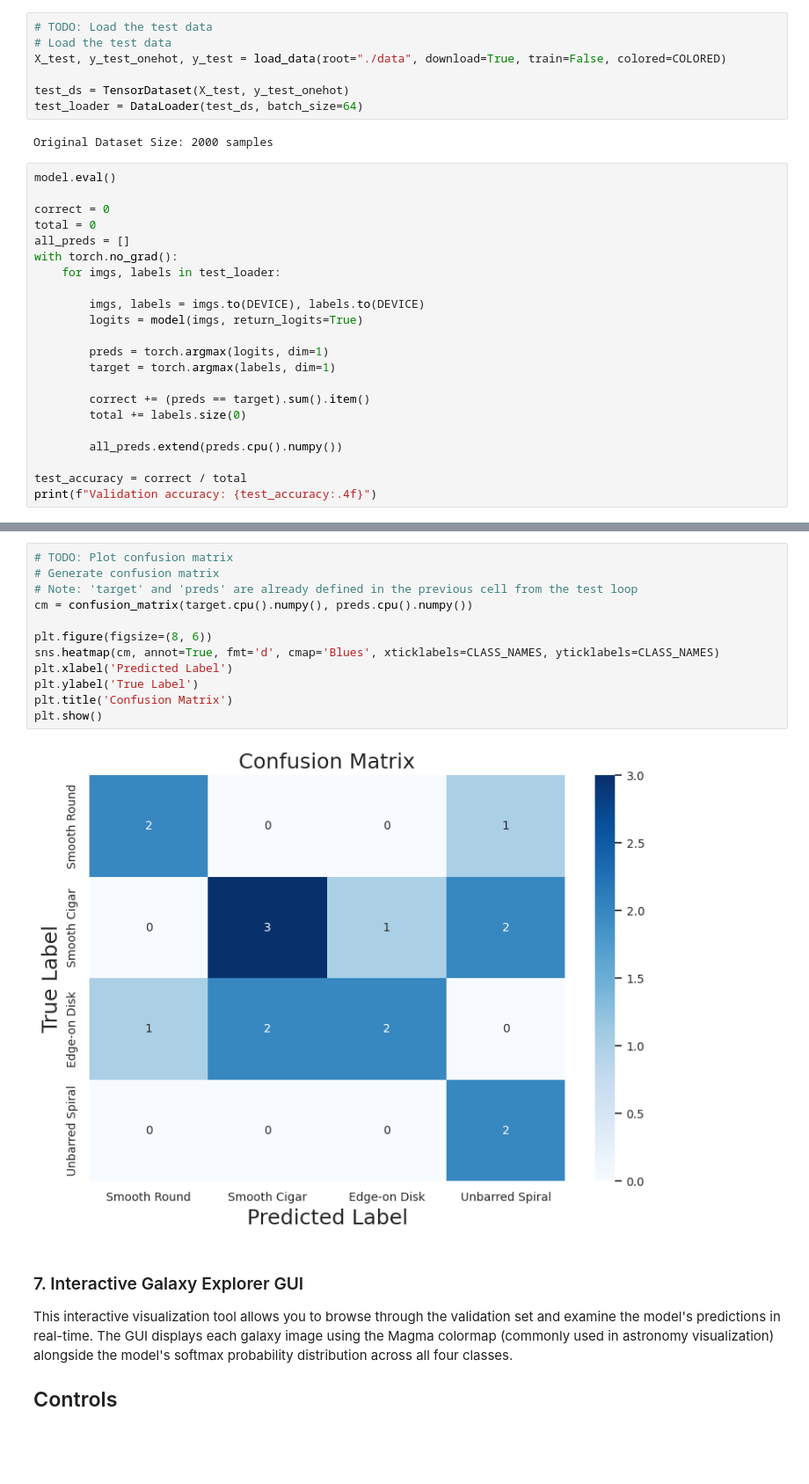
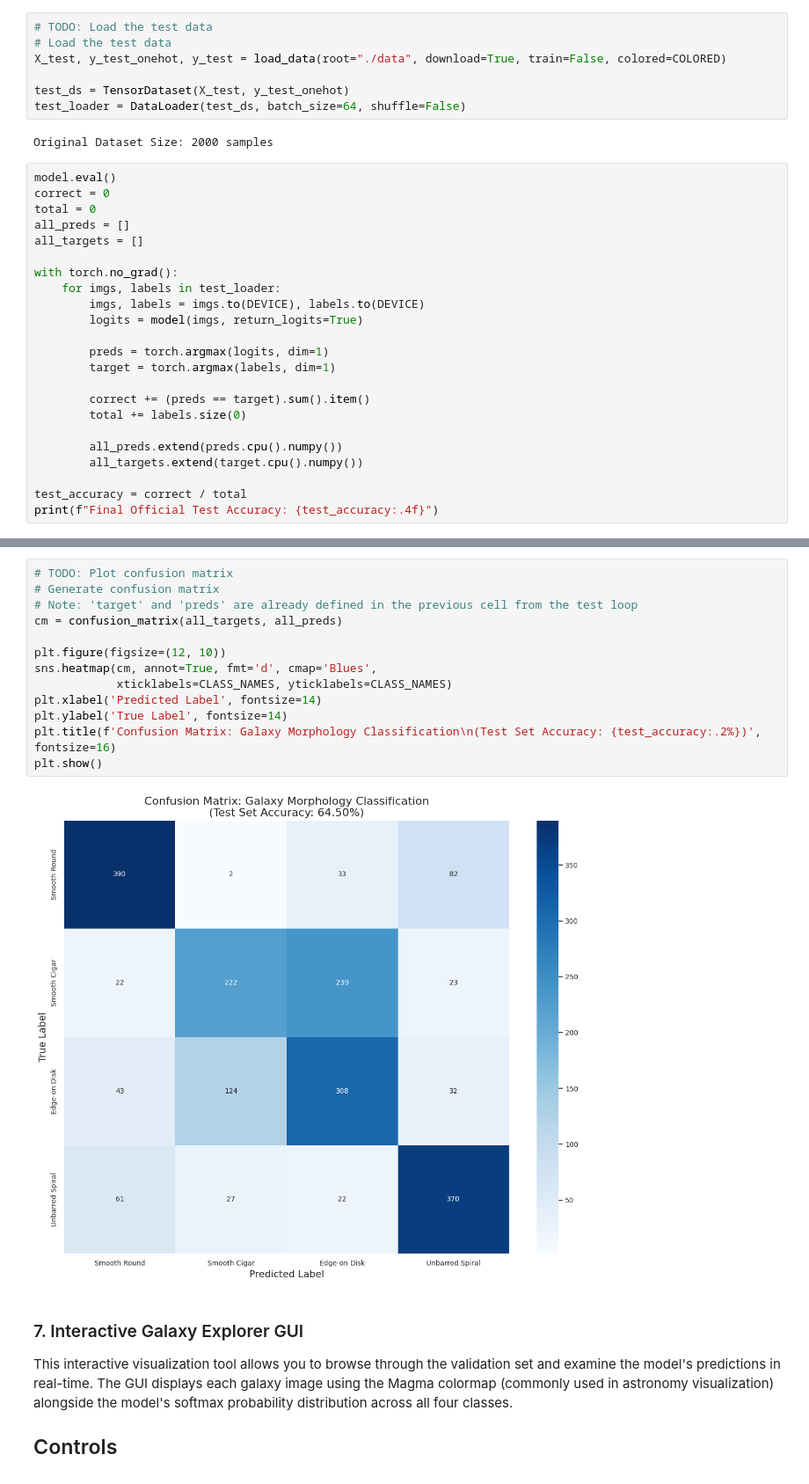
Before and after one commit to ahsan-c0ding/S4-Enhancement-Exploration, a Jupyter notebook: train.ipynb, the cells around one changed output, grey strips where cells are left out. Shown at 88% size. Saved outputs shown, nothing was run; the diff lists cells and outputs as text; blank space fills up the shorter version.

```diff
--- a/train.ipynb
+++ b/train.ipynb
@@ -519,18 +511,18 @@ Compute classification accuracy on the test set to quantify model performance.
 X_test, y_test_onehot, y_test = load_data(root="./data", download=True, train=False, colored=COLORED)
 
 test_ds = TensorDataset(X_test, y_test_onehot)
-test_loader = DataLoader(test_ds, batch_size=64)
+test_loader = DataLoader(test_ds, batch_size=64, shuffle=False)
 # %% [output]
 Original Dataset Size: 2000 samples
 # %%
 model.eval()
-
 correct = 0
 total = 0
 all_preds = []
+all_targets = []
+
 with torch.no_grad():
     for imgs, labels in test_loader:
-
         imgs, labels = imgs.to(DEVICE), labels.to(DEVICE)
         logits = model(imgs, return_logits=True)
 
@@ -541,7 +533,8 @@ with torch.no_grad():
         total += labels.size(0)
 
         all_preds.extend(preds.cpu().numpy())
+        all_targets.extend(target.cpu().numpy())
 
 test_accuracy = correct / total
-print(f"Validation accuracy: {test_accuracy:.4f}")
+print(f"Final Official Test Accuracy: {test_accuracy:.4f}")
 # %% [output]
@@ -549,17 +542,18 @@ Validation accuracy: 0.6195
 # %%
 # TODO: Plot confusion matrix
 # Generate confusion matrix
 # Note: 'target' and 'preds' are already defined in the previous cell from the test loop
-cm = confusion_matrix(target.cpu().numpy(), preds.cpu().numpy())
+cm = confusion_matrix(all_targets, all_preds)
 
-plt.figure(figsize=(8, 6))
-sns.heatmap(cm, annot=True, fmt='d', cmap='Blues', xticklabels=CLASS_NAMES, yticklabels=CLASS_NAMES)
-plt.xlabel('Predicted Label')
-plt.ylabel('True Label')
-plt.title('Confusion Matrix')
+plt.figure(figsize=(12, 10))
+sns.heatmap(cm, annot=True, fmt='d', cmap='Blues',
+            xticklabels=CLASS_NAMES, yticklabels=CLASS_NAMES)
+plt.xlabel('Predicted Label', fontsize=14)
+plt.ylabel('True Label', fontsize=14)
+plt.title(f'Confusion Matrix: Galaxy Morphology Classification\n(Test Set Accuracy: {test_accuracy:.2%})', fontsize=16)
 plt.show()
 # %% [output]
-[figure, old version]
+[figure, new version]
 # %% [markdown]
 ### 7. Interactive Galaxy Explorer GUI
 
```
Also changed, not shown: parts of 3 cells of this notebook.
